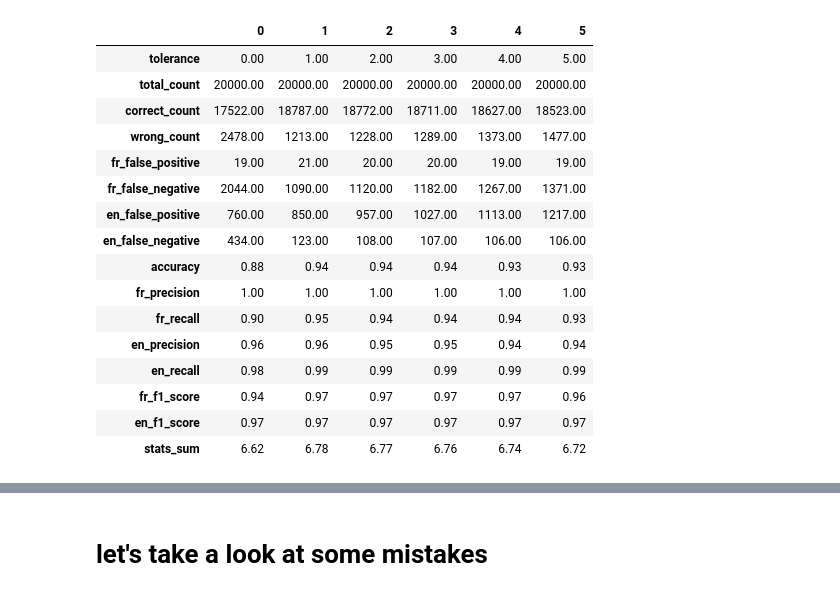
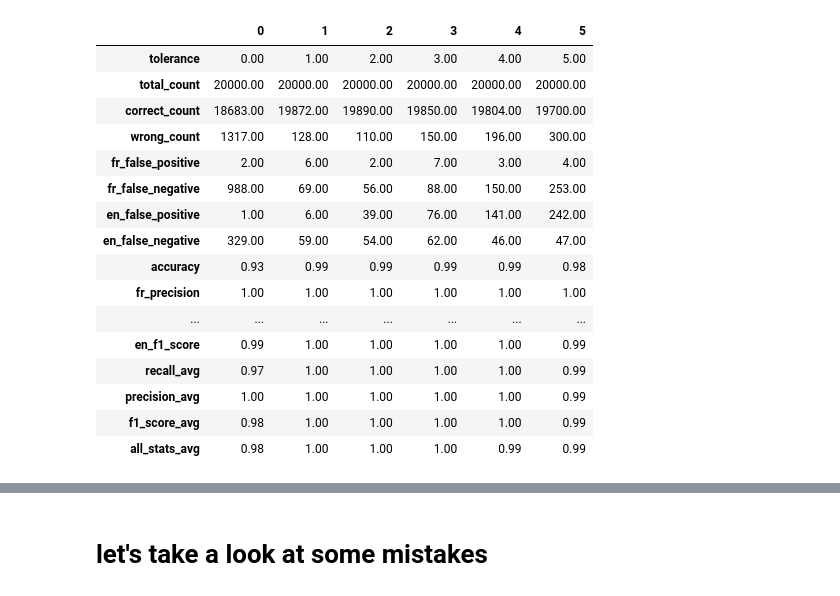
Before and after one commit to KevinCarr42/AI-Translation, a Jupyter notebook: language_classifier/evaluate_classifier.ipynb, the cells around one changed output, grey strips where cells are left out. Saved outputs shown, nothing was run; the diff lists cells and outputs as text; code cells hidden in the pictures.

Commit message:
language classifier seems to be working

```diff
--- a/language_classifier/evaluate_classifier.ipynb
+++ b/language_classifier/evaluate_classifier.ipynb
@@ -20,7 +26,7 @@ pd.set_option('display.max_colwidth', 500)
 with open("example_sentences.json", "r", encoding="utf-8") as f:
     sentences = json.load(f)
 # %%
-def evaluate_classifier(classifier, n_trials, tolerance_list):
+def evaluate_classifier(classifier, sentences, n_trials, tolerance_list):
     results = []
 
     for tolerance in tolerance_list:
@@ -103,35 +109,39 @@ def create_stats(results_df):
         0
     )
 
-    grouped_df['stats_sum'] = grouped_df[['accuracy', 'fr_precision', 'fr_recall', 'en_precision', 'en_recall', 'fr_f1_score', 'en_f1_score']].sum(axis=1)
+    # Sum of statistics (optional, useful for ranking)
+    grouped_df['recall_avg'] = grouped_df[['fr_recall', 'en_recall']].mean(axis=1)
+    grouped_df['precision_avg'] = grouped_df[['fr_precision', 'en_precision']].mean(axis=1)
+    grouped_df['f1_score_avg'] = grouped_df[['fr_f1_score', 'en_f1_score']].mean(axis=1)
+    grouped_df['all_stats_avg'] = grouped_df[['accuracy', 'fr_precision', 'fr_recall', 'en_precision', 'en_recall', 'fr_f1_score', 'en_f1_score']].mean(axis=1)
 
     return grouped_df
 # %%
 n = 10000
 tolerances = [0, 1, 2, 3, 4, 5]
 
 clf = LanguageClassifier()
 
-df = evaluate_classifier(clf, n, tolerances)
+df = evaluate_classifier(clf, sentences, n, tolerances)
 grouped_df = create_stats(df)
 
 grouped_df.T
 # %% [output]
 |  | 0 | 1 | 2 | 3 | 4 | 5 |
 | tolerance | 0.00 | 1.00 | 2.00 | 3.00 | 4.00 | 5.00 |
 | total_count | 20000.00 | 20000.00 | 20000.00 | 20000.00 | 20000.00 | 20000.00 |
-| correct_count | 17522.00 | 18787.00 | 18772.00 | 18711.00 | 18627.00 | 18523.00 |
-| wrong_count | 2478.00 | 1213.00 | 1228.00 | 1289.00 | 1373.00 | 1477.00 |
-| fr_false_positive | 19.00 | 21.00 | 20.00 | 20.00 | 19.00 | 19.00 |
-| fr_false_negative | 2044.00 | 1090.00 | 1120.00 | 1182.00 | 1267.00 | 1371.00 |
-| en_false_positive | 760.00 | 850.00 | 957.00 | 1027.00 | 1113.00 | 1217.00 |
-| en_false_negative | 434.00 | 123.00 | 108.00 | 107.00 | 106.00 | 106.00 |
-| accuracy | 0.88 | 0.94 | 0.94 | 0.94 | 0.93 | 0.93 |
+| correct_count | 18683.00 | 19872.00 | 19890.00 | 19850.00 | 19804.00 | 19700.00 |
+| wrong_count | 1317.00 | 128.00 | 110.00 | 150.00 | 196.00 | 300.00 |
+| fr_false_positive | 2.00 | 6.00 | 2.00 | 7.00 | 3.00 | 4.00 |
+| fr_false_negative | 988.00 | 69.00 | 56.00 | 88.00 | 150.00 | 253.00 |
+| en_false_positive | 1.00 | 6.00 | 39.00 | 76.00 | 141.00 | 242.00 |
+| en_false_negative | 329.00 | 59.00 | 54.00 | 62.00 | 46.00 | 47.00 |
+| accuracy | 0.93 | 0.99 | 0.99 | 0.99 | 0.99 | 0.98 |
 | fr_precision | 1.00 | 1.00 | 1.00 | 1.00 | 1.00 | 1.00 |
-| fr_recall | 0.90 | 0.95 | 0.94 | 0.94 | 0.94 | 0.93 |
-| en_precision | 0.96 | 0.96 | 0.95 | 0.95 | 0.94 | 0.94 |
-| en_recall | 0.98 | 0.99 | 0.99 | 0.99 | 0.99 | 0.99 |
-| fr_f1_score | 0.94 | 0.97 | 0.97 | 0.97 | 0.97 | 0.96 |
-| en_f1_score | 0.97 | 0.97 | 0.97 | 0.97 | 0.97 | 0.97 |
-| stats_sum | 6.62 | 6.78 | 6.77 | 6.76 | 6.74 | 6.72 |
+| ... | ... | ... | ... | ... | ... | ... |
+| en_f1_score | 0.99 | 1.00 | 1.00 | 1.00 | 1.00 | 0.99 |
+| recall_avg | 0.97 | 1.00 | 1.00 | 1.00 | 1.00 | 0.99 |
+| precision_avg | 1.00 | 1.00 | 1.00 | 1.00 | 1.00 | 0.99 |
+| f1_score_avg | 0.98 | 1.00 | 1.00 | 1.00 | 1.00 | 0.99 |
+| all_stats_avg | 0.98 | 1.00 | 1.00 | 1.00 | 0.99 | 0.99 |
 # %%
```
Also changed, not shown: parts of 28 cells of this notebook.
